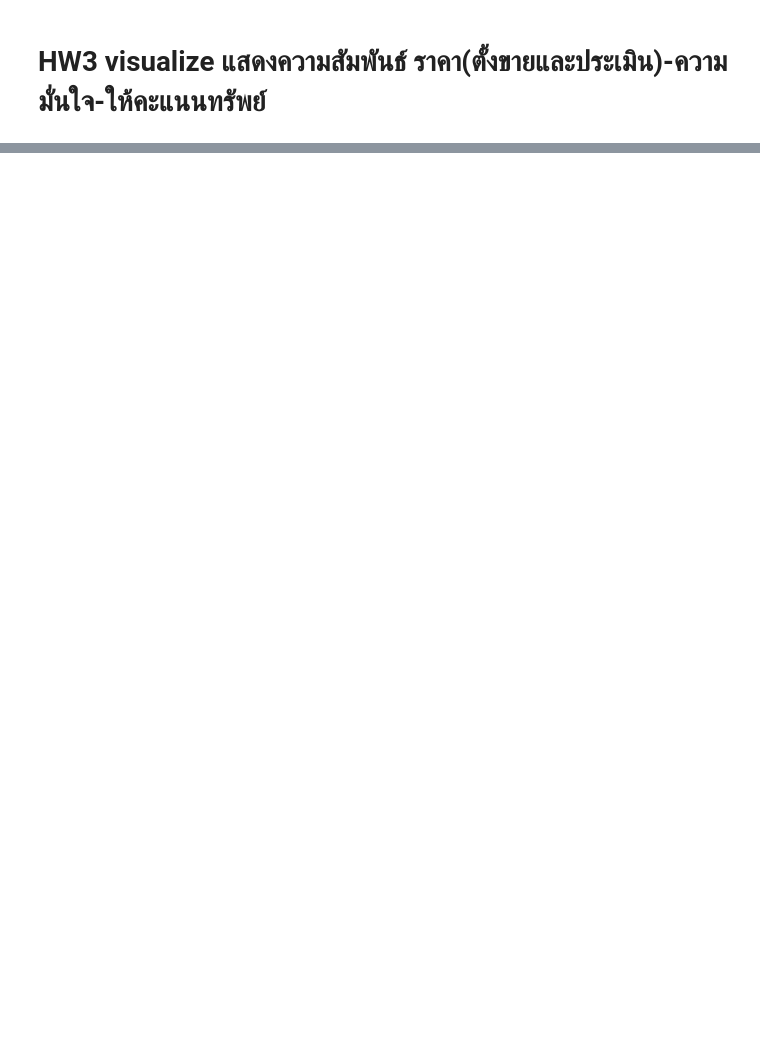
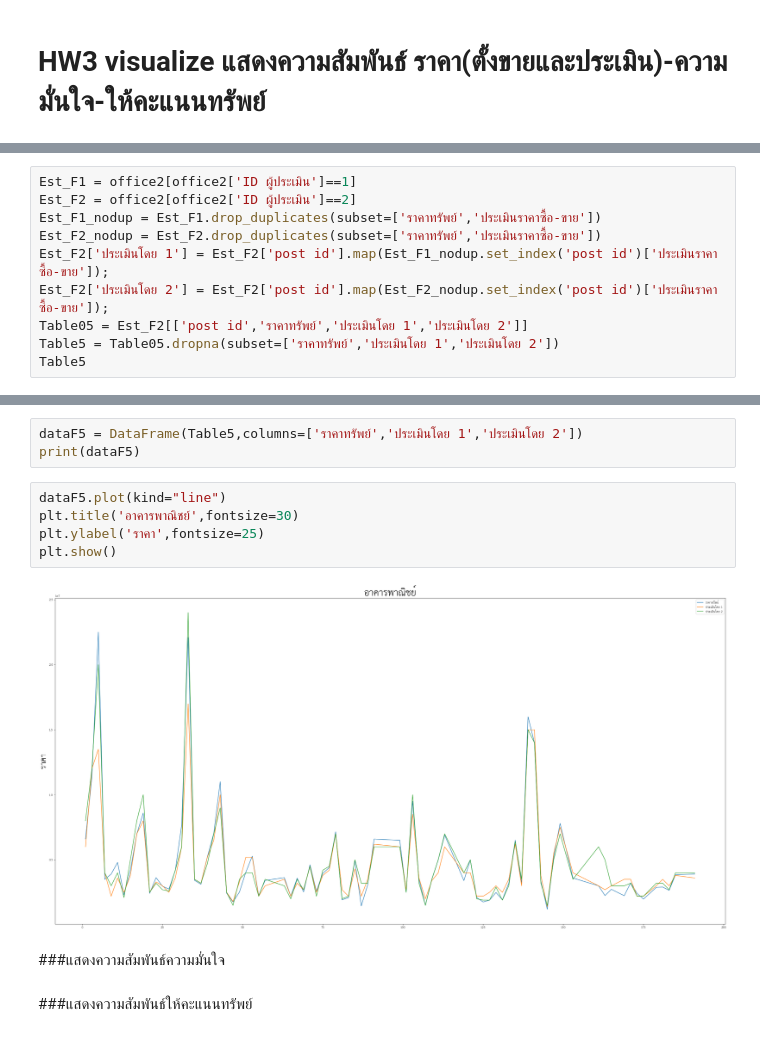
Before and after one commit to nannthd/bsc_dpdm22, a Jupyter notebook: [dataprep1] property estimator.ipynb, the cells around one changed output, grey strips where cells are left out. Drawn from its saved outputs; the diff is of its cells as text; blank space fills up the shorter version.

```diff
--- a/[dataprep1] property estimator.ipynb
+++ b/[dataprep1] property estimator.ipynb
@@ -1559,0 +1632,10 @@ from matplotlib import pyplot as plt
+# %%
+Est_F1 = office2[office2['ID ผู้ประเมิน']==1]
+Est_F2 = office2[office2['ID ผู้ประเมิน']==2]
+Est_F1_nodup = Est_F1.drop_duplicates(subset=['ราคาทรัพย์','ประเมินราคาซื้อ-ขาย'])
+Est_F2_nodup = Est_F2.drop_duplicates(subset=['ราคาทรัพย์','ประเมินราคาซื้อ-ขาย'])
+Est_F2['ประเมินโดย 1'] = Est_F2['post id'].map(Est_F1_nodup.set_index('post id')['ประเมินราคาซื้อ-ขาย']);
+Est_F2['ประเมินโดย 2'] = Est_F2['post id'].map(Est_F2_nodup.set_index('post id')['ประเมินราคาซื้อ-ขาย']);
+Table05 = Est_F2[['post id','ราคาทรัพย์','ประเมินโดย 1','ประเมินโดย 2']]
+Table5 = Table05.dropna(subset=['ราคาทรัพย์','ประเมินโดย 1','ประเมินโดย 2'])
+Table5
@@ -1559,0 +1644,14 @@ from matplotlib import pyplot as plt
+# %%
+dataF5 = DataFrame(Table5,columns=['ราคาทรัพย์','ประเมินโดย 1','ประเมินโดย 2'])
+print(dataF5)
+# %%
+dataF5.plot(kind="line")
+plt.title('อาคารพาณิชย์',fontsize=30)
+plt.ylabel('ราคา',fontsize=25)
+plt.show()
+# %% [output]
+[figure, added]
+# %% [markdown]
+###แสดงความสัมพันธ์ความมั่นใจ
+# %% [markdown]
+###แสดงความสัมพันธ์ให้คะแนนทรัพย์
```
Also changed, not shown: parts of 31 cells of this notebook.
